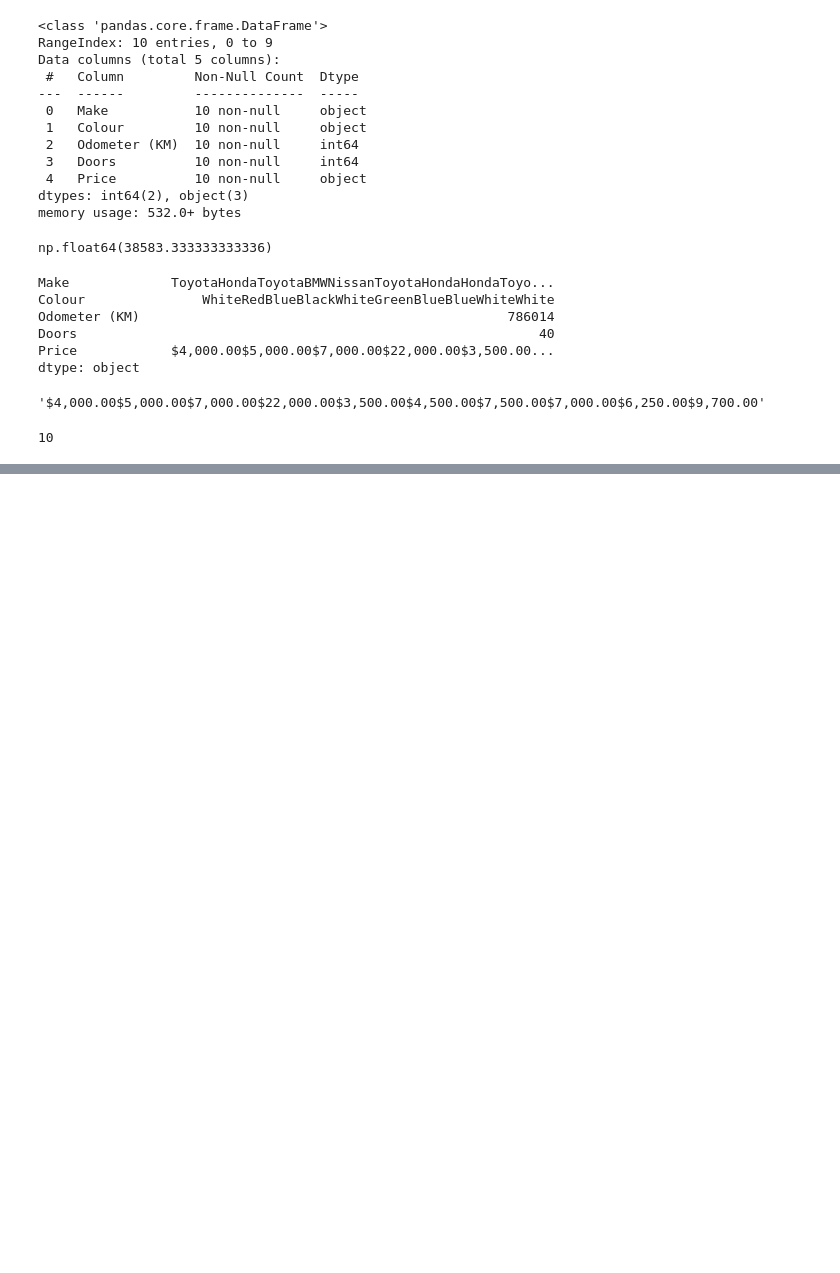
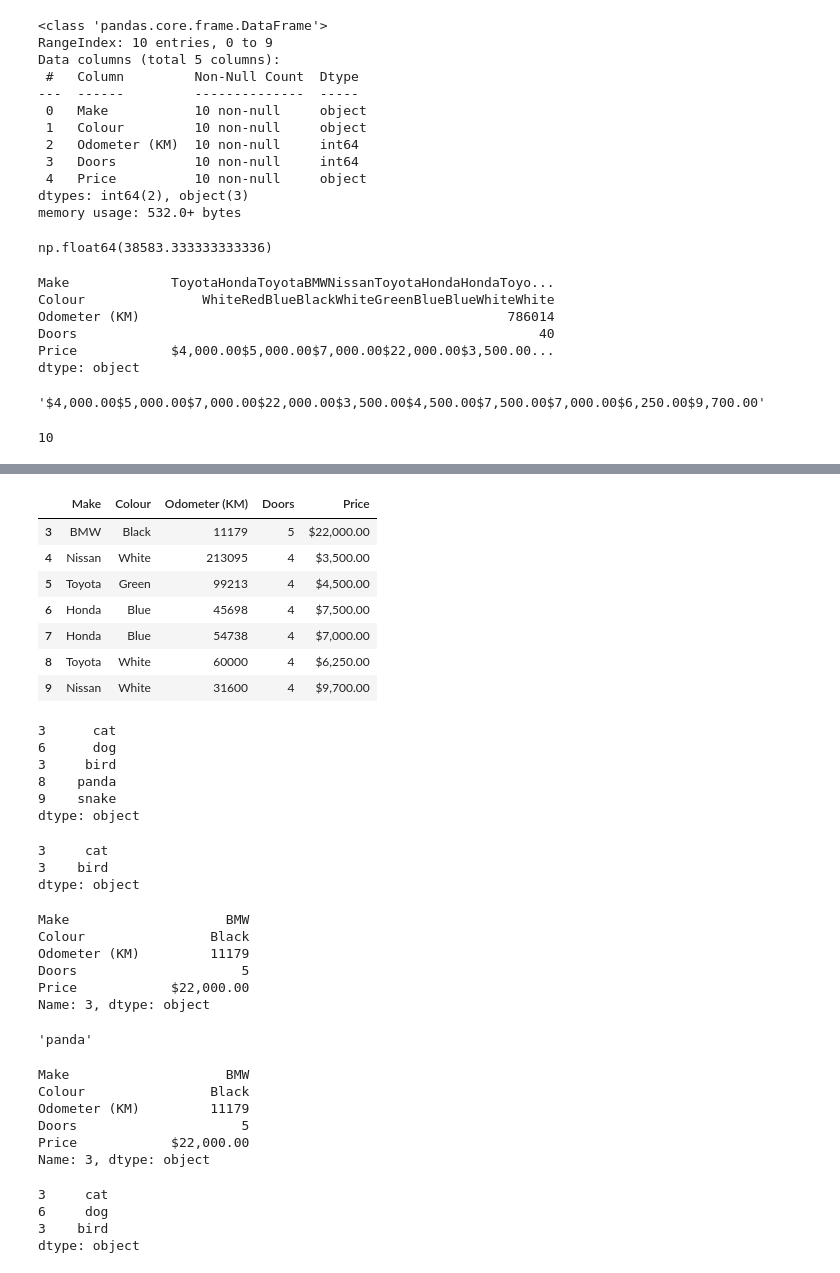
Before and after one commit to DevSen101/ML-Bootcamp, a Jupyter notebook: Pandas/Introduction-to-pandas.ipynb, the cells around one changed output, grey strips where cells are left out. Saved outputs shown, nothing was run; the diff lists cells and outputs as text; code cells hidden in the pictures; blank space fills up the shorter version.

```diff
--- a/Pandas/Introduction-to-pandas.ipynb
+++ b/Pandas/Introduction-to-pandas.ipynb
@@ -160,0 +192,11 @@ len(car_sales)
+# %%
+car_sales.tail(7)
+# %% [output]
+|  | Make | Colour | Odometer (KM) | Doors | Price |
+| 3 | BMW | Black | 11179 | 5 | $22,000.00 |
+| 4 | Nissan | White | 213095 | 4 | $3,500.00 |
+| 5 | Toyota | Green | 99213 | 4 | $4,500.00 |
+| 6 | Honda | Blue | 45698 | 4 | $7,500.00 |
+| 7 | Honda | Blue | 54738 | 4 | $7,000.00 |
+| 8 | Toyota | White | 60000 | 4 | $6,250.00 |
+| 9 | Nissan | White | 31600 | 4 | $9,700.00 |
@@ -160,0 +206,51 @@ len(car_sales)
+# %%
+# .loc on Series
+animals
+# %% [output]
+3      cat
+6      dog
+3     bird
+8    panda
+9    snake
+dtype: object
+# %%
+animals.loc[3] # .loc - refers to the index number. which is written in front of each entry. we can overwrite it can give custom index number.
+# %% [output]
+3     cat
+3    bird
+dtype: object
+# %%
+# .loc on Series
+car_sales.loc[3]
+# %% [output]
+Make                    BMW
+Colour                Black
+Odometer (KM)         11179
+Doors                     5
+Price            $22,000.00
+Name: 3, dtype: object
+# %%
+# .iloc refers position. like by default index number. its starts from zero.
+# iloc on series
+
+animals.iloc[3]
+# %% [output]
+'panda'
+# %%
+# iloc on Data Frame
+car_sales.iloc[3]
+# %% [output]
+Make                    BMW
+Colour                Black
+Odometer (KM)         11179
+Doors                     5
+Price            $22,000.00
+Name: 3, dtype: object
+# %%
+# with loc and iloc we can perform slicing.
+animals.iloc[:3] # return 0 to n-1 entry.
+# %% [output]
+3     cat
+6     dog
+3    bird
+dtype: object
```
Also changed, not shown: parts of 10 cells of this notebook.
